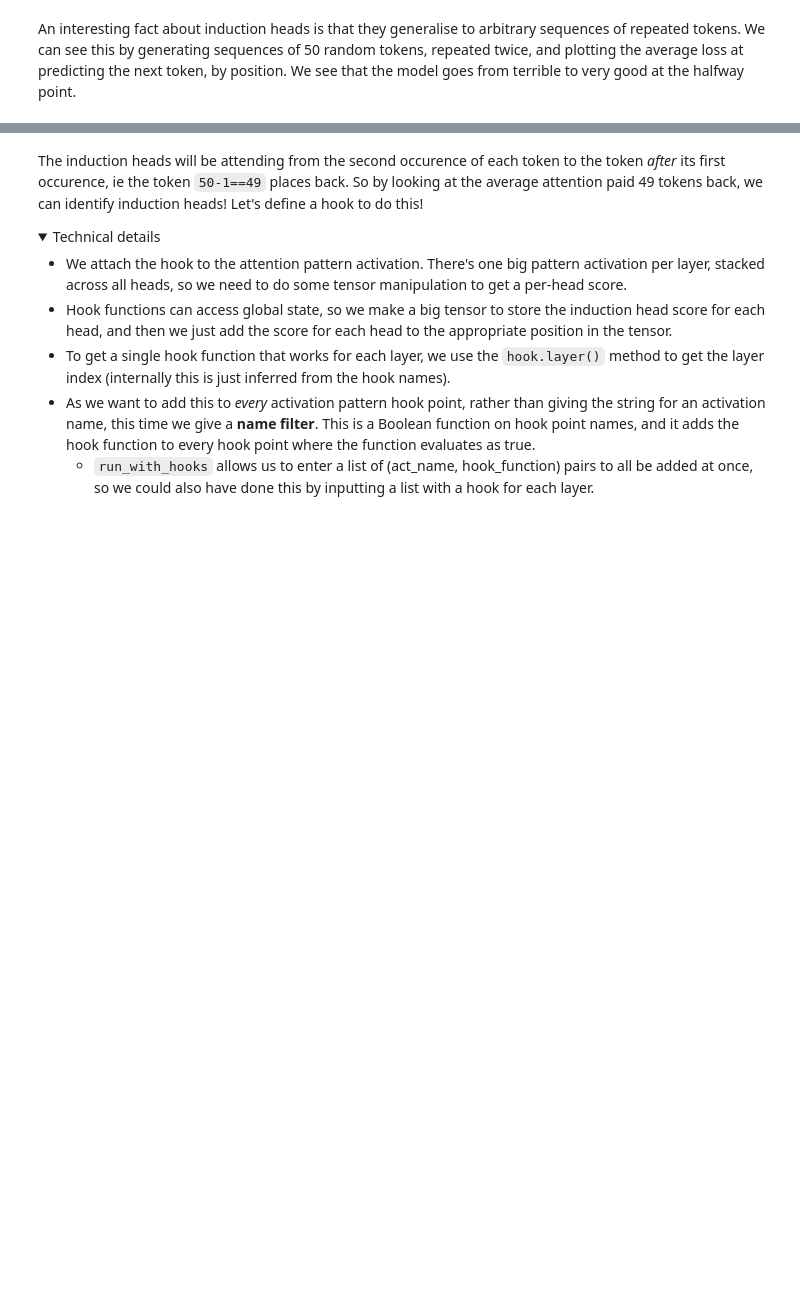
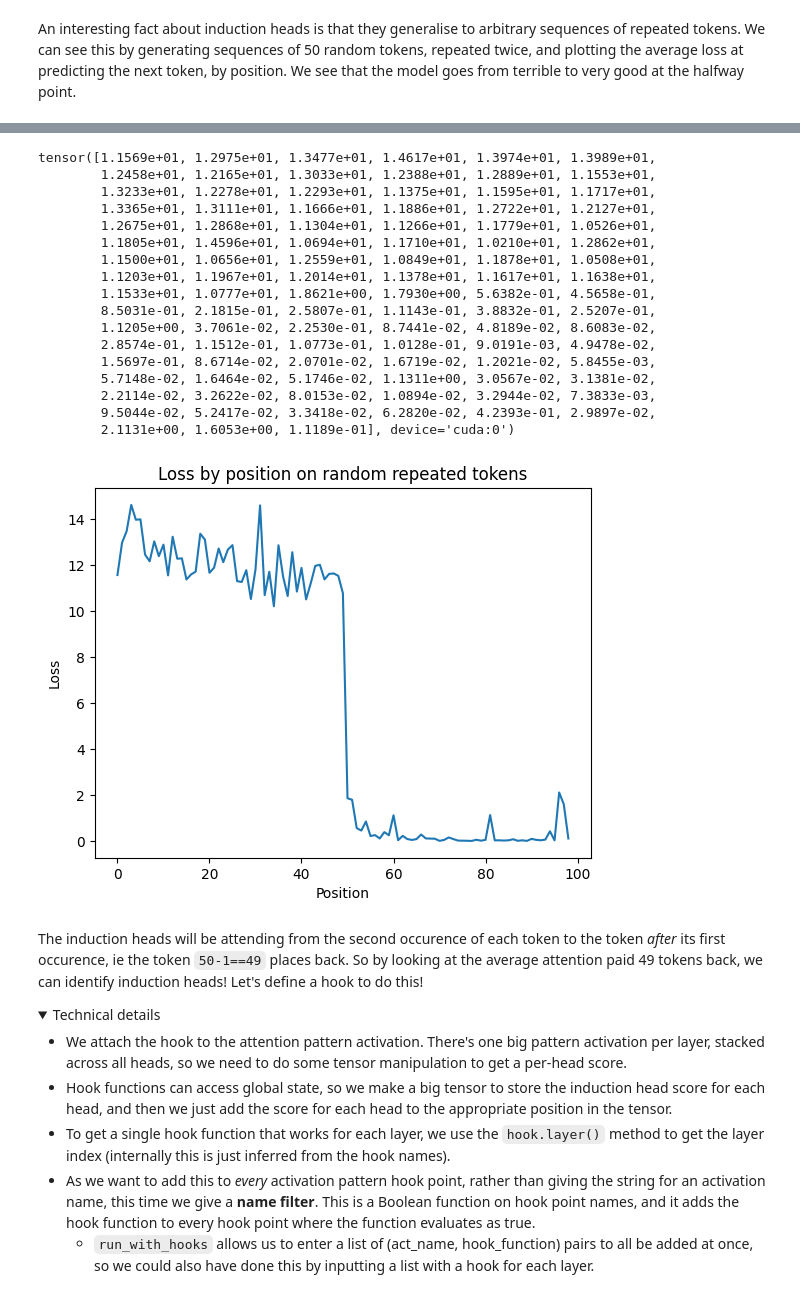
Before and after one commit to abf149/ContinuousRLMechinterp, a Jupyter notebook: ContinuousRLMechinterp.ipynb, the cells around one changed output, grey strips where cells are left out. Drawn from its saved outputs; the diff is of its cells as text; code cells hidden in the pictures; folded sections open; blank space fills up the shorter version.

```diff
--- a/ContinuousRLMechinterp.ipynb
+++ b/ContinuousRLMechinterp.ipynb
@@ -378,12 +364,16 @@ tensor([[4659, 5981, 4538,  ...,  858,  571,  491],
 # %%
-#batch_size = 10
-#seq_len = 50
-#random_tokens = torch.randint(1000, 10000, (batch_size, seq_len)).to(model.cfg.device)
-#repeated_tokens = einops.repeat(random_tokens, "batch seq_len -> batch (2 seq_len)")
+
+batch_size = 10
+seq_len = 50
+random_tokens = torch.randint(1000, 10000, (batch_size, seq_len)).to(model.cfg.device)
+repeated_tokens = einops.repeat(random_tokens, "batch seq_len -> batch (2 seq_len)")
 #print(repeated_tokens.shape)
-#repeated_tokens =
 repeated_logits = model(repeated_tokens)
 correct_log_probs = model.loss_fn(repeated_logits, repeated_tokens, per_token=True)
 loss_by_position = einops.reduce(correct_log_probs, "batch position -> position", "mean")
-line(loss_by_position, xaxis="Position", yaxis="Loss", title="Loss by position on random repeated tokens")
+plt.plot(loss_by_position.cpu())
+plt.title("Loss by position on random repeated tokens")
+plt.xlabel("Position")
+plt.ylabel("Loss")
+loss_by_position.cuda()
 # %% [output]
@@ -391,3 +380,21 @@ line(loss_by_position, xaxis="Position", yaxis="Loss", title="Loss by position o
+tensor([1.1569e+01, 1.2975e+01, 1.3477e+01, 1.4617e+01, 1.3974e+01, 1.3989e+01,
+        1.2458e+01, 1.2165e+01, 1.3033e+01, 1.2388e+01, 1.2889e+01, 1.1553e+01,
+        1.3233e+01, 1.2278e+01, 1.2293e+01, 1.1375e+01, 1.1595e+01, 1.1717e+01,
+        1.3365e+01, 1.3111e+01, 1.1666e+01, 1.1886e+01, 1.2722e+01, 1.2127e+01,
+        1.2675e+01, 1.2868e+01, 1.1304e+01, 1.1266e+01, 1.1779e+01, 1.0526e+01,
+        1.1805e+01, 1.4596e+01, 1.0694e+01, 1.1710e+01, 1.0210e+01, 1.2862e+01,
+        1.1500e+01, 1.0656e+01, 1.2559e+01, 1.0849e+01, 1.1878e+01, 1.0508e+01,
+        1.1203e+01, 1.1967e+01, 1.2014e+01, 1.1378e+01, 1.1617e+01, 1.1638e+01,
+        1.1533e+01, 1.0777e+01, 1.8621e+00, 1.7930e+00, 5.6382e-01, 4.5658e-01,
+        8.5031e-01, 2.1815e-01, 2.5807e-01, 1.1143e-01, 3.8832e-01, 2.5207e-01,
+        1.1205e+00, 3.7061e-02, 2.2530e-01, 8.7441e-02, 4.8189e-02, 8.6083e-02,
+        2.8574e-01, 1.1512e-01, 1.0773e-01, 1.0128e-01, 9.0191e-03, 4.9478e-02,
+        1.5697e-01, 8.6714e-02, 2.0701e-02, 1.6719e-02, 1.2021e-02, 5.8455e-03,
+        5.7148e-02, 1.6464e-02, 5.1746e-02, 1.1311e+00, 3.0567e-02, 3.1381e-02,
+        2.2114e-02, 3.2622e-02, 8.0153e-02, 1.0894e-02, 3.2944e-02, 7.3833e-03,
+        9.5044e-02, 5.2417e-02, 3.3418e-02, 6.2820e-02, 4.2393e-01, 2.9897e-02,
+        2.1131e+00, 1.6053e+00, 1.1189e-01], device='cuda:0')
+[figure, added]
 # %% [markdown]
 The induction heads will be attending from the second occurence of each token to the token *after* its first occurence, ie the token `50-1==49` places back. So by looking at the average attention paid 49 tokens back, we can identify induction heads! Let's define a hook to do this!
 
```
Also changed, not shown: parts of 17 cells of this notebook.
